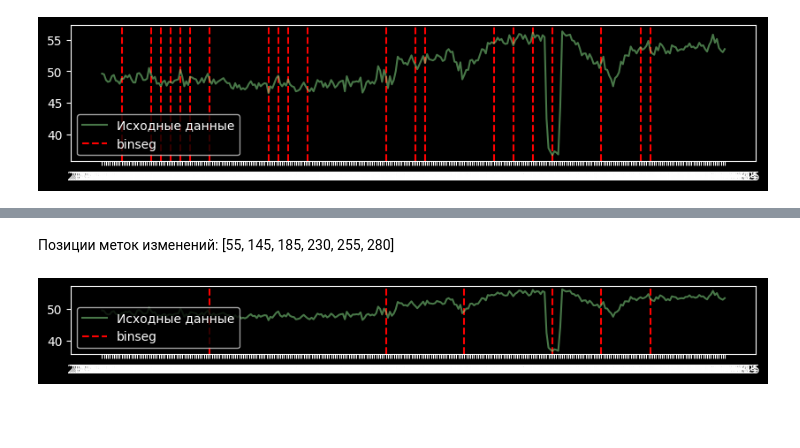
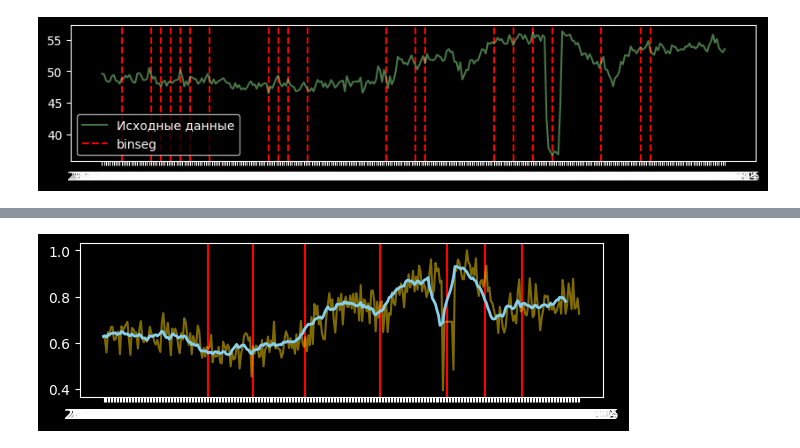
Before and after one commit to IAmSerepok/DataFromVariousSources, a Jupyter notebook: stat_tests.ipynb, the cells around one changed output, grey strips where cells are left out. Cells and saved outputs as stored; diff of their text form; code cells hidden in the pictures; blank space fills up the shorter version.

```diff
--- a/stat_tests.ipynb
+++ b/stat_tests.ipynb
@@ -194,4 +236,29 @@ for col in columns:
-# %% [markdown]
-Позиции меток изменений: [55, 145, 185, 230, 255, 280]
-# %% [markdown]
-![image.png](attachment:image.png)
+# %%
+from colorsys import hsv_to_rgb as hsv2rgb
+import numpy as np
+
+
+plt.figure(figsize=(6.75, 2))
+
+# columns = ['accuracy_1_%', 'accuracy_2_%', 'accuracy_3_%', 'accuracy_all_%',
+#            'accuracy_1_avg', 'accuracy_2_avg', 'accuracy_3_avg', 'accuracy_all_avg']
+
+columns = ['accuracy_all_avg']
+
+for i in range(len(columns)):
+    col = columns[i]
+    norm = outlier_process( (df[col] - df[col].min()) / (df[col].max() - df[col].min()) )
+
+    for window_size in [10]:
+        smoothed = norm.rolling(window=window_size).mean()
+        #print(type(smoothed.values[0]))
+        smoothed = [x for x in smoothed if not np.isnan(x)]
+        plt.plot(df['date'][:-9], smoothed, linewidth=2, color='skyblue',
+                label=f'Скользящее среднее (окно {window_size})', zorder=3)
+
+    plt.plot(df['date'], norm, alpha=0.5, color=hsv2rgb((50 + 50*i)/360, 1, 1), label='Исходные данные', linestyle='-')
+
+for cp in [70, 100, 135, 185, 230, 255, 280]:
+    plt.axvline(df['date'].iloc[cp], color="red", linestyle='-', zorder=1)
+# %% [output]
+[figure, added]
```
Also changed, not shown: parts of 3 cells of this notebook, 1 other file.
